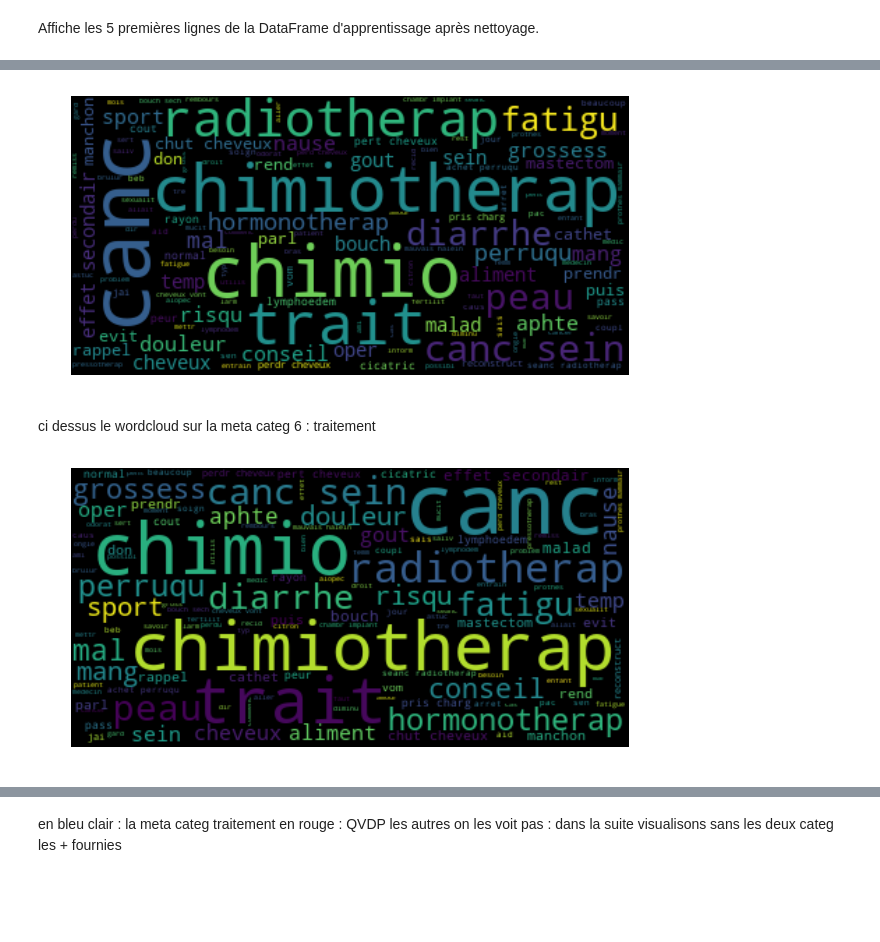
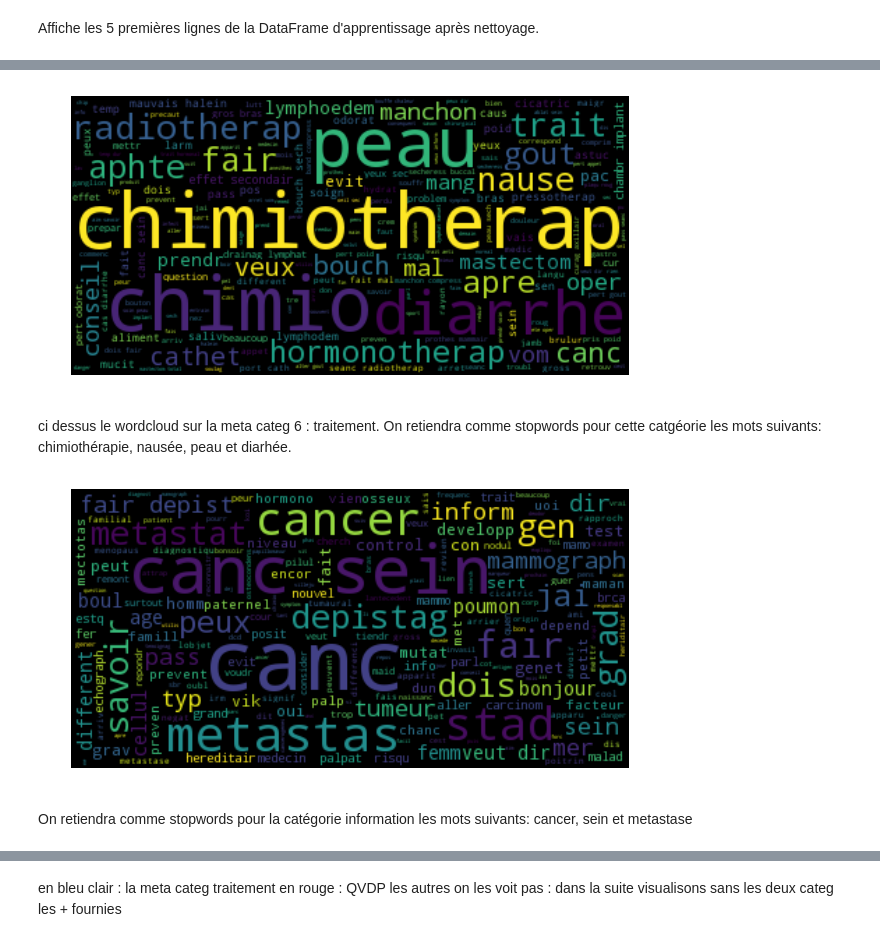
Before and after one commit to emmaboucheron/chatbot, a Jupyter notebook: MetaCat.ipynb, the cells around one changed output, grey strips where cells are left out. Drawn from its saved outputs; the diff is of its cells as text; code cells hidden in the pictures; blank space fills up the shorter version.

```diff
--- a/MetaCat.ipynb
+++ b/MetaCat.ipynb
@@ -40,7 +40,7 @@ import matplotlib.pyplot as plt
 Définition du répertoir de travail, des noms des différents fichiers utilisés et des variables globales.
 # %%
 # Répertoire de travail
-DATA_DIR = "C:\Users\PC de Laure\Desktop\chatbot-master\chatbot-master\INSA_wefight_data_clean.csv"
+DATA_DIR = "C:\Users\emma\Documents\ecole\insa\projet chabot\INSA_wefight_data_clean.csv"
 
 # Nom des fichiers
 training_reduit_path = DATA_DIR
@@ -58,7 +58,7 @@ HEADER_TRAIN =['Question','Intent','BlockId', 'Action']
 # %%
 def split_dataset(input_path, nb_line, tauxValid,columns):
     time_start = time.time()
-    data_all = pd.read_csv(input_path,sep=";",names=columns,nrows=nb_line) #cree data frame
+    data_all = pd.read_csv(input_path,sep=",",names=columns,nrows=nb_line) #cree data frame
     data_all = data_all.fillna("") #remplace les na par " "
     data_train, data_valid = train_test_split(data_all, test_size = tauxValid) # Split arrays or matrices into random train and test subsets
     time_end = time.time()
@@ -68,6 +68,7 @@ def split_dataset(input_path, nb_line, tauxValid,columns):
 nb_line=20000  # part totale extraite du fichier initial ici déjà réduit
 tauxValid=0.10 # part totale extraite du fichier initial ici déjà réduit
 data_train, data_valid = split_dataset(training_reduit_path, nb_line, tauxValid, HEADER_TRAIN)
+data_all = pd.read_csv(training_reduit_path,sep=",",names=HEADER_TRAIN,nrows=nb_line) #cree data frame
 # Cette ligne permet de visualiser les 5 premières lignes de la DataFrame
 data_train.head(5)
 # %% [output]
@@ -97,7 +98,7 @@ import nltk # Nettoyage des données
 ## Depuis NLTK
 nltk_stopwords = nltk.corpus.stopwords.words('french')
 ## Depuis Un fichier externe.
-lucene_stopwords = [unicode(w, "utf-8") for w in open("C:\Users\PC de Laure\Desktop\chatbot-master\chatbot-master\lucene_stopwords.txt").read().split(",")] #En local
+lucene_stopwords = [unicode(w, "utf-8") for w in open("C:\Users\emma\Documents\ecole\insa\projet chabot\lucene_stopwords.txt").read().split(",")] #En local
 
 ## Union des deux fichiers de stopwords
 stopwords = list(set(nltk_stopwords).union(set(lucene_stopwords)))
@@ -408,32 +335,30 @@ meta_dict
 # %%
 from os import path
 from wordcloud import WordCloud
 
 # tri par catégorie, on a un data frame pour une méta catégorie
-df = meta_df[meta_df[0] == 6.0]#traitements
-
-description3 = df
-description3.to_csv('Question.csv', sep = ',')
-text = open("C:\Users\PC de Laure\Desktop\chatbot-master\chatbot-master\Question.csv").read()
+df = meta_df['Question'][meta_df[0] == 6.0]#traitements
+df.to_csv('Question.csv', sep = ',')
+text = open("C:\Users\emma\Documents\ecole\insa\projet chabot\Question.csv").read()
 # Generate a word cloud image
 wordcloud = WordCloud().generate(text)
 
 wordcloud = WordCloud(max_font_size=60).generate(text)
 plt.figure(figsize=(10,10))
 plt.imshow(wordcloud, interpolation="bilinear")
 plt.axis("off")
 plt.show()
 # %% [output]
-[figure, old version]
+[figure, new version]
 # %% [markdown]
-ci dessus le wordcloud sur la meta categ 6 : traitement
+ci dessus le wordcloud sur la meta categ 6 : traitement. On retiendra comme stopwords pour cette catgéorie les mots suivants: chimiothérapie, nausée, peau et diarhée.
 # %%
 # tri par catégorie, on a un data frame pour une méta catégorie
-df = meta_df[meta_df[0] == 9.0]#information
+df = meta_df['Question'][meta_df[0] == 9.0]#information
 
 description3 = df
 description3.to_csv('Question.csv', sep = ',')
-text = open("C:\Users\PC de Laure\Desktop\chatbot-master\chatbot-master\Question.csv").read()
+text = open("C:\Users\emma\Documents\ecole\insa\projet chabot\Question.csv").read()
 # Generate a word cloud image
 wordcloud = WordCloud().generate(text)
 
@@ -443,4 +368,6 @@ plt.imshow(wordcloud, interpolation="bilinear")
 plt.axis("off")
 plt.show()
 # %% [output]
-[figure, old version]
+[figure, new version]
+# %% [markdown]
+On retiendra comme stopwords pour la catégorie information les mots suivants: cancer, sein et metastase
```
Also changed, not shown: parts of 44 cells of this notebook, 1 other file.
